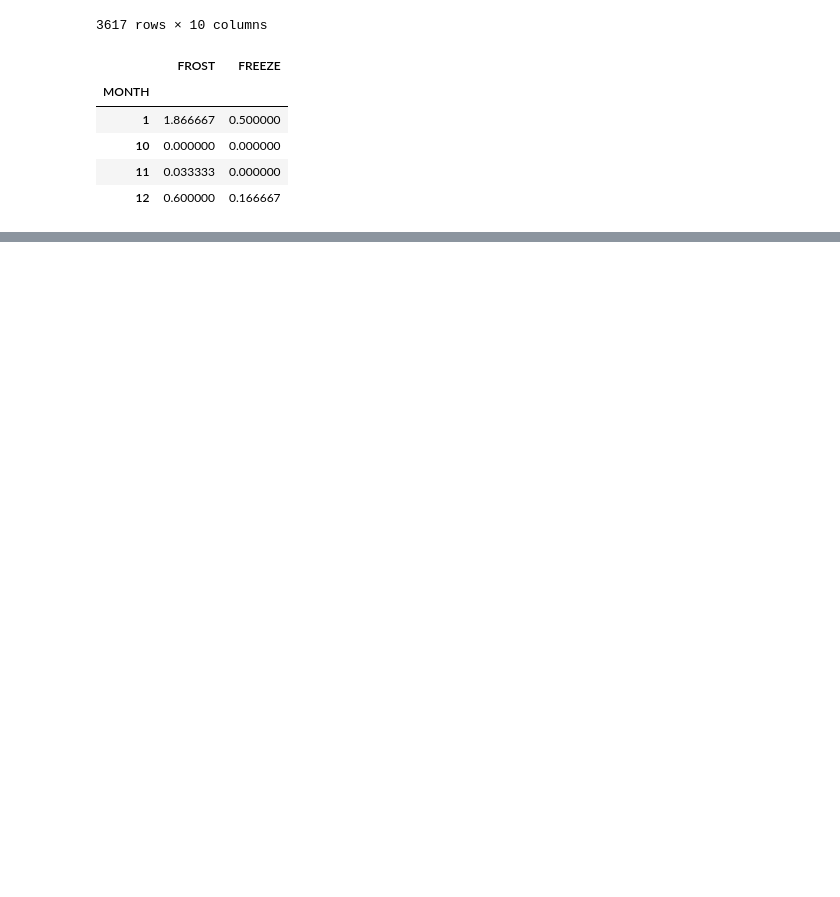
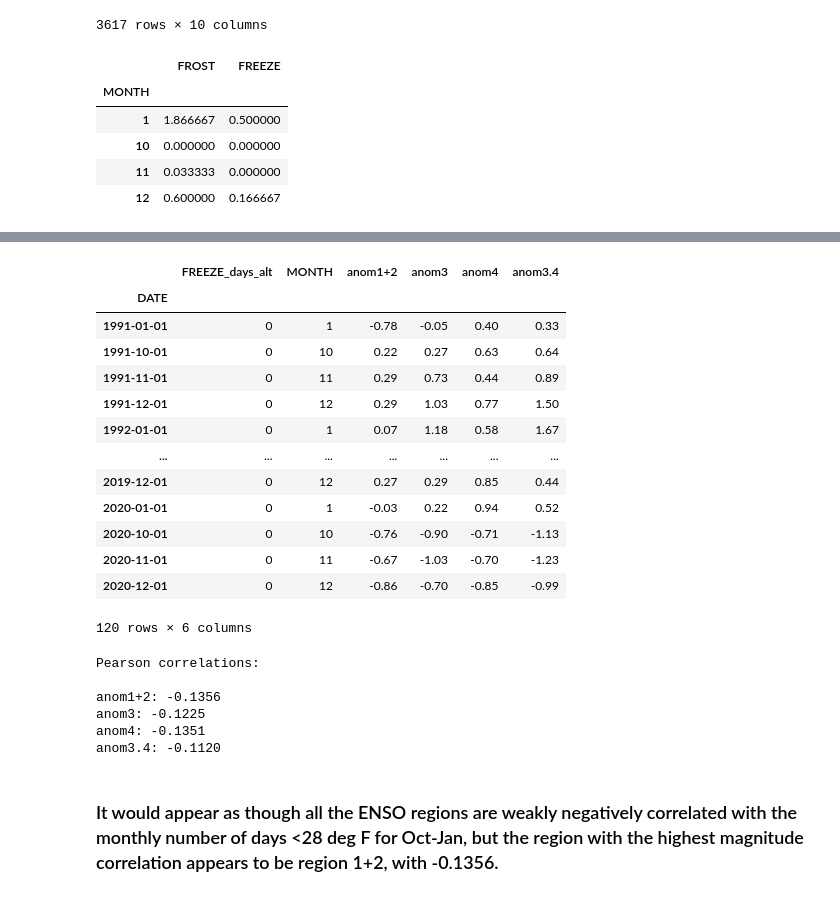
Before and after one commit to domenicbrooks33/ATMS-523-Final-Exam, a Jupyter notebook: Final_exam_notebook.ipynb, the cells around one changed output, grey strips where cells are left out. Saved outputs shown, nothing was run; the diff lists cells and outputs as text; code cells hidden in the pictures; blank space fills up the shorter version.

```diff
--- a/Final_exam_notebook.ipynb
+++ b/Final_exam_notebook.ipynb
@@ -229,0 +286,16 @@ df_mean_ff_days
+# %%
+# Creat a new DataFrame with a Date index covering the full period of the ENSO dataset
+enso_new=pd.DataFrame()
+enso_new['Date']=pd.date_range(start=datetime.datetime(full_enso['YR'][0],1,1),end=datetime.datetime(full_enso['YR'].iloc[-1],12,1),freq="MS")
+
+# Set Date as index and add MONTH column
+enso_new = enso_new.set_index('Date').sort_index()
+enso_new['MONTH'] = enso_new.index.month
+enso_new = enso_new.iloc[:-1] # Drop last row since it goes beyond the ENSO data period
+
+# Add ENSO anomaly columns to new DataFrame
+enso_new['anom1+2'] = full_enso['ANOM'].values
+enso_new['anom3'] = full_enso['ANOM.1'].values
+enso_new['anom4'] = full_enso['ANOM.2'].values
+enso_new['anom3.4'] = full_enso['ANOM.3'].values
+enso_new
@@ -229,0 +317,5 @@ df_mean_ff_days
+# %%
+# First need to sum up freeze days by month and year
+df_tmin_f_period['FREEZE_days_alt'] = df_tmin_f_period['DATA_VALUE'] < 28 # Only days <28F
+df_monthly_freeze_days = df_tmin_f_period.groupby(pd.Grouper(freq='MS')).agg({'FREEZE_days_alt':'sum'})
+df_monthly_freeze_days
@@ -229,0 +342,35 @@ df_mean_ff_days
+# %%
+# Now merge the two DataFrames on shared date index
+df_merged = df_monthly_freeze_days.merge(enso_new, left_index=True, right_index=True, how='left')
+df_merged = df_merged[df_merged.index.month.isin([10,11,12,1])] # Keep only Oct-Jan months
+df_merged
+# %% [output]
+|  | FREEZE_days_alt | MONTH | anom1+2 | anom3 | anom4 | anom3.4 |
+| DATE |  |  |  |  |  |  |
+| 1991-01-01 | 0 | 1 | -0.78 | -0.05 | 0.40 | 0.33 |
+| 1991-10-01 | 0 | 10 | 0.22 | 0.27 | 0.63 | 0.64 |
+| 1991-11-01 | 0 | 11 | 0.29 | 0.73 | 0.44 | 0.89 |
+| 1991-12-01 | 0 | 12 | 0.29 | 1.03 | 0.77 | 1.50 |
+| 1992-01-01 | 0 | 1 | 0.07 | 1.18 | 0.58 | 1.67 |
+| ... | ... | ... | ... | ... | ... | ... |
+| 2019-12-01 | 0 | 12 | 0.27 | 0.29 | 0.85 | 0.44 |
+| 2020-01-01 | 0 | 1 | -0.03 | 0.22 | 0.94 | 0.52 |
+| 2020-10-01 | 0 | 10 | -0.76 | -0.90 | -0.71 | -1.13 |
+| 2020-11-01 | 0 | 11 | -0.67 | -1.03 | -0.70 | -1.23 |
+| 2020-12-01 | 0 | 12 | -0.86 | -0.70 | -0.85 | -0.99 |
+120 rows × 6 columns
+# %%
+# Correlation between freeze days and each anomaly
+print('Pearson correlations:\n')
+for col in ['anom1+2', 'anom3', 'anom4', 'anom3.4']:
+    corr = df_merged['FREEZE_days_alt'].corr(df_merged[col], method='pearson')
+    print(f'{col}: {corr:.4f}')
+# %% [output]
+Pearson correlations:
+
+anom1+2: -0.1356
+anom3: -0.1225
+anom4: -0.1351
+anom3.4: -0.1120
+# %% [markdown]
+### It would appear as though all the ENSO regions are weakly negatively correlated with the monthly number of days <28 deg F for Oct-Jan, but the region with the highest magnitude correlation appears to be region 1+2, with -0.1356.
```
Also changed, not shown: parts of 11 cells of this notebook.
